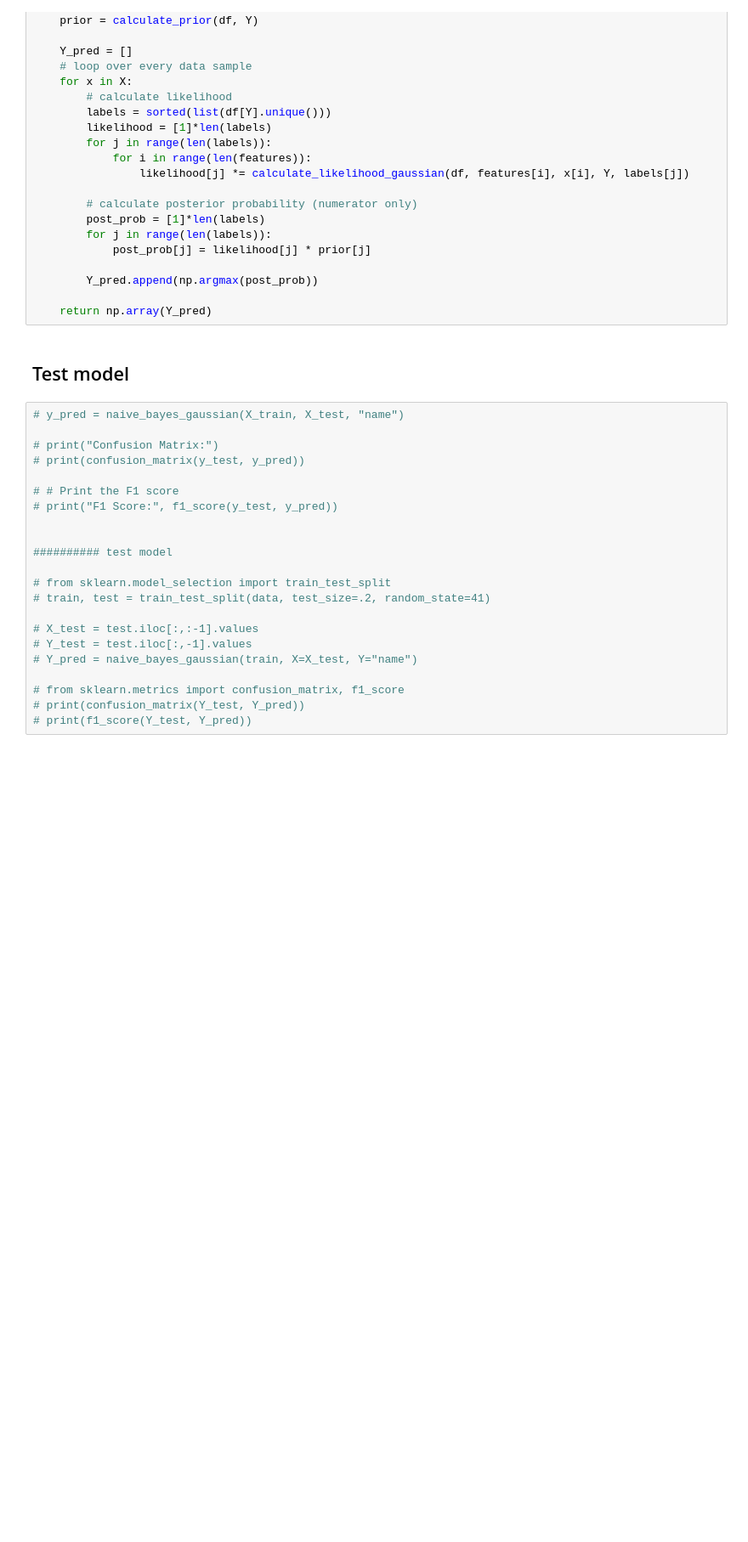
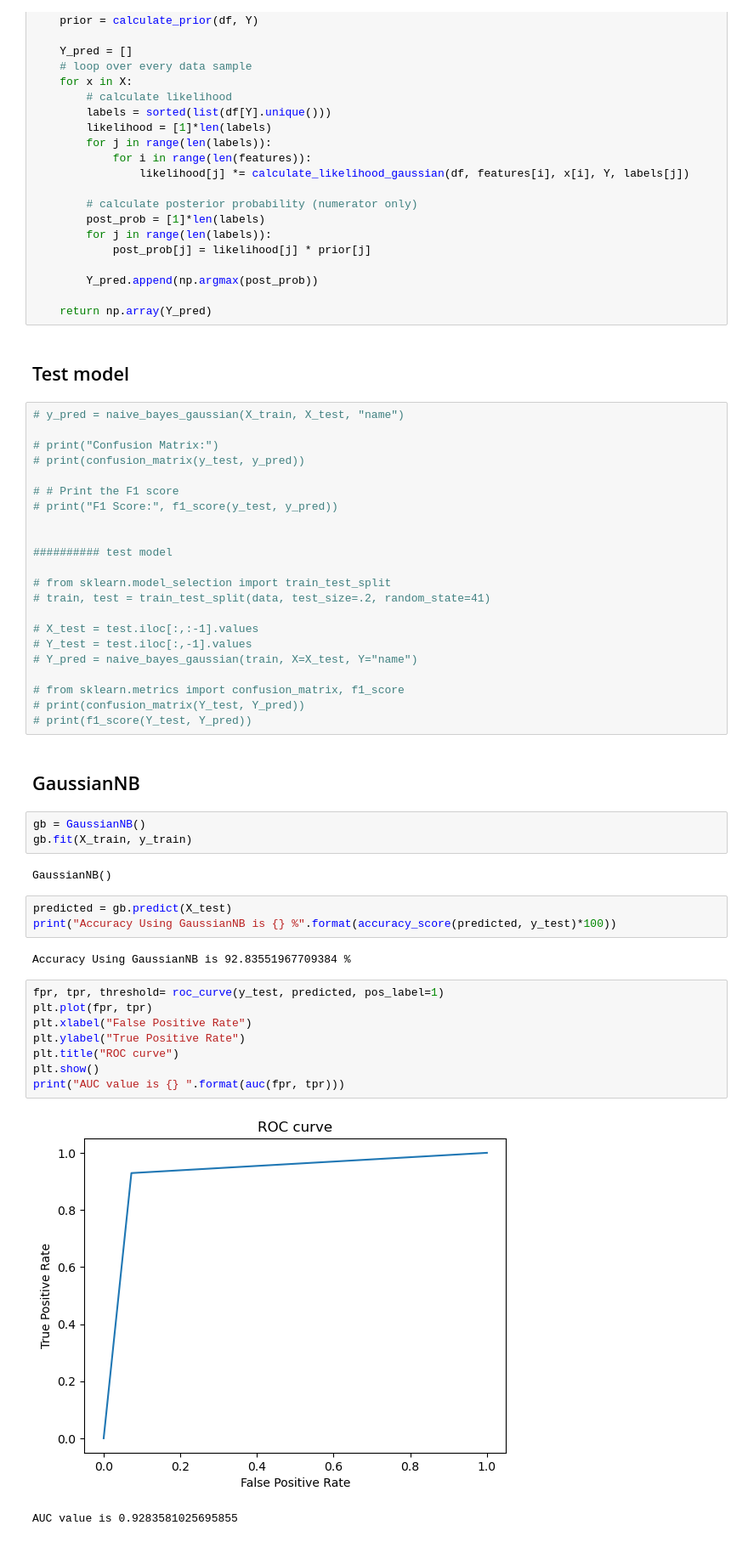
Before and after one commit to MohamedMandour10/Citrus-Binary-Classification, a Jupyter notebook: oranges-vs-grapefruit.ipynb, the cells around one changed output. Shown: that part at 85% size. Cells and saved outputs as stored; diff of their text form; blank space fills up the shorter version.

```diff
--- a/oranges-vs-grapefruit.ipynb
+++ b/oranges-vs-grapefruit.ipynb
@@ -378,3 +371,26 @@ def naive_bayes_gaussian(df, X, Y):
 # from sklearn.metrics import confusion_matrix, f1_score
 # print(confusion_matrix(Y_test, Y_pred))
 # print(f1_score(Y_test, Y_pred))
+# %% [markdown]
+## GaussianNB
+# %%
+gb = GaussianNB()
+gb.fit(X_train, y_train)
+# %% [output]
+GaussianNB()
+# %%
+predicted = gb.predict(X_test)
+print("Accuracy Using GaussianNB is {} %".format(accuracy_score(predicted, y_test)*100))
+# %% [output]
+Accuracy Using GaussianNB is 92.83551967709384 %
+# %%
+fpr, tpr, threshold= roc_curve(y_test, predicted, pos_label=1)
+plt.plot(fpr, tpr)
+plt.xlabel("False Positive Rate")
+plt.ylabel("True Positive Rate")
+plt.title("ROC curve")
+plt.show()
+print("AUC value is {} ".format(auc(fpr, tpr)))
+# %% [output]
+[figure, added]
+AUC value is 0.9283581025695855
```
Also changed, not shown: parts of 2 cells of this notebook.
